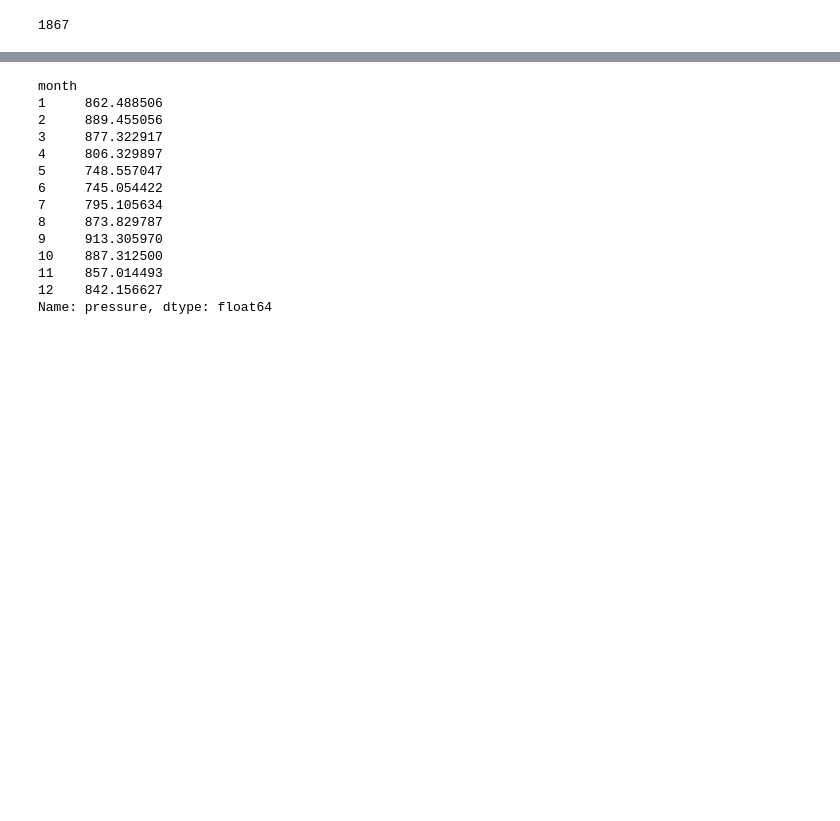
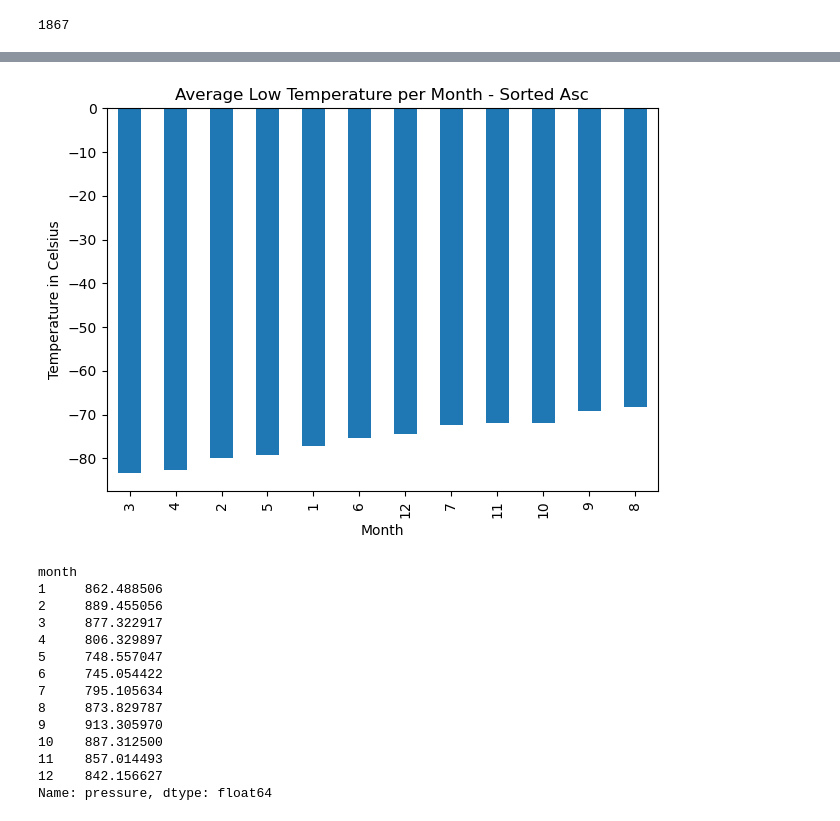
Before and after one commit to RJBarker/web-scraping-challenge, a Jupyter notebook: Mars_WebScraping/Mars_Weather/Mars_Weather_Scrape.ipynb, the cells around one changed output, grey strips where cells are left out. Saved outputs shown, nothing was run; the diff lists cells and outputs as text; code cells hidden in the pictures; blank space fills up the shorter version.

```diff
--- a/Mars_WebScraping/Mars_Weather/part_2_mars_weather.ipynb
+++ b/Mars_WebScraping/Mars_Weather/Mars_Weather_Scrape.ipynb
@@ -210,3 +229,16 @@ KeyError: 'month'
+# %%
+# Identify the coldest and hottest months in Curiosity's location
+sort_months = avg_month_lowtemp.sort_values("Avg_Low_Temp")
+sort_months.plot(kind="bar",
+                legend=False,
+                xlabel="Month",
+                ylabel="Temperature in Celsius",
+                title="Average Low Temperature per Month - Sorted Asc")
+plt.tight_layout()
+plt.savefig("Output_Files/avg_low_sorted.png")
+plt.show()
+# %% [output]
+[figure, added]
 # %%
 # 4. Average pressure by Martian month
 # %% [output]
```
Also changed, not shown: parts of 5 cells of this notebook, 2 other files.
